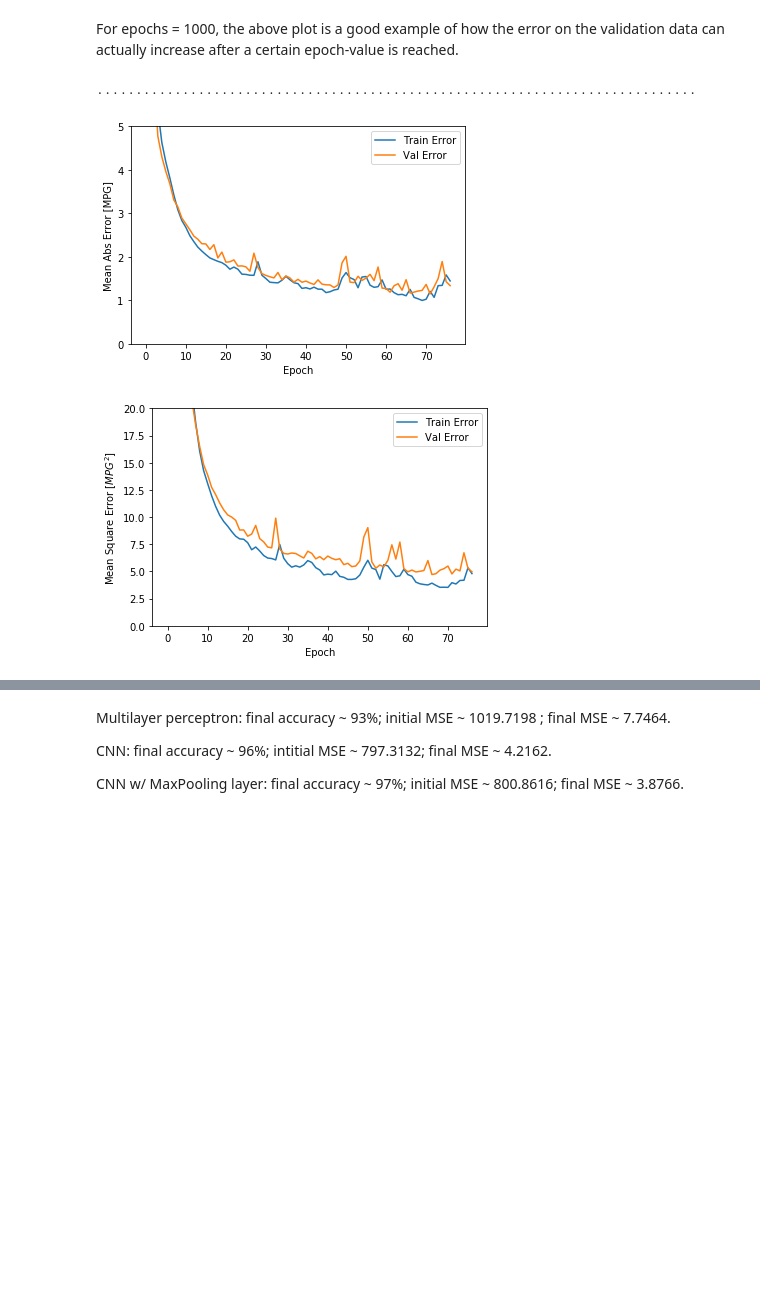
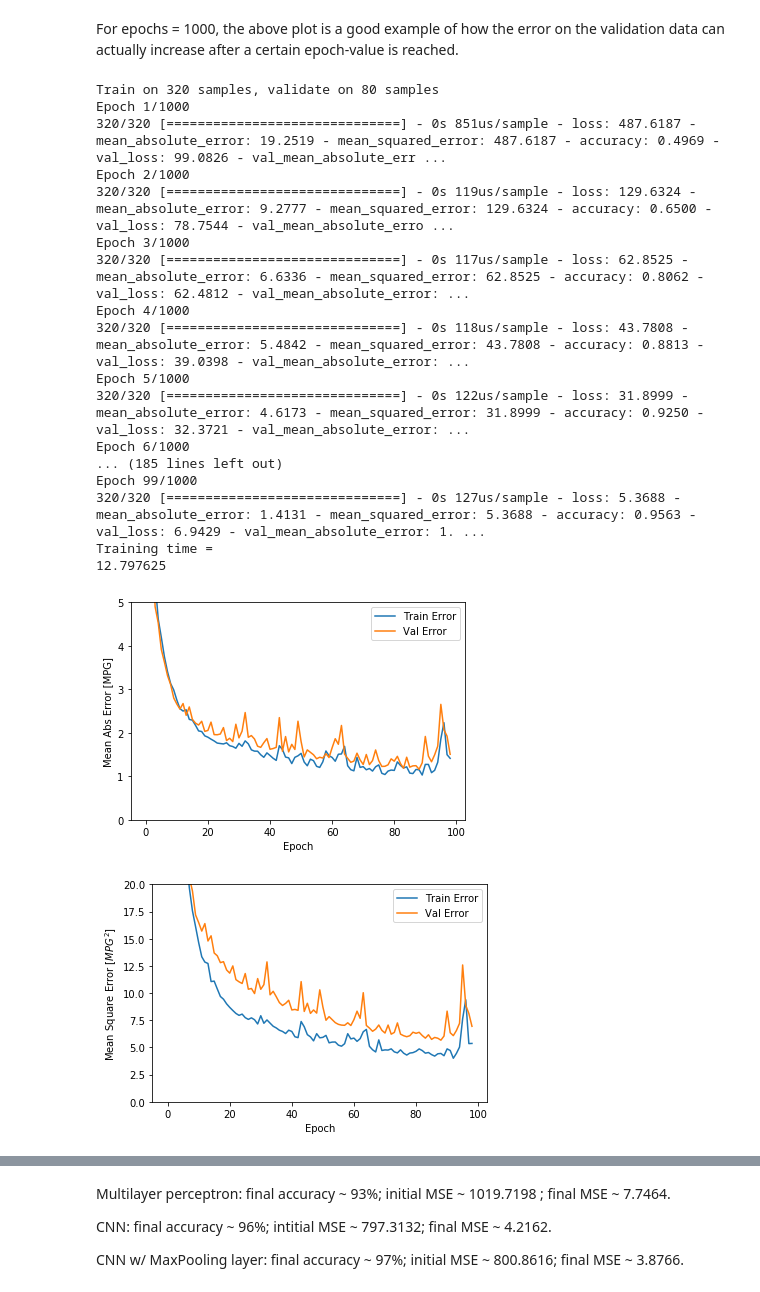
Before and after one commit to mdmorris/CNNsimple, a Jupyter notebook: CNN.ipynb, the cells around one changed output, grey strips where cells are left out. Cells and saved outputs as stored; diff of their text form; code cells hidden in the pictures; blank space fills up the shorter version.

```diff
--- a/CNN.ipynb
+++ b/CNN.ipynb
@@ -251,7 +237,8 @@ To use CNN, uncomment "circleData = circleData.reshape(n_data, grid, grid, 1)"
 # %%
-#circleData = circleData.reshape(n_data, grid, grid, 1)
-split = int(0.8*len(circleData))
-train_data_rad = circleData[:split]
+radData = circleData#.reshape(n_data, grid, grid, 1)
+split = int(0.8*len(radData))
+train_data_rad = radData[:split]
+print(train_data_rad.shape)
 train_labels_rad = radiiLabels[:split]
-test_data_rad = circleData[split:]
+test_data_rad = radData[split:]
 test_labels_rad = radiiLabels[split:]
@@ -299,16 +295,12 @@ array([[-0.4709178 , -0.48093927],
 # %%
-class PrintDot(keras.callbacks.Callback):
-  def on_epoch_end(self, epoch, logs):
-    if epoch % 100 == 0:
-        print('')
-    print('.', end='')
-
 EPOCHS = 100
-
+toc = time.clock()
 history = model_rad.fit(
   train_data_rad, train_labels_rad,
   epochs=EPOCHS, validation_split = 0.2, verbose = 0,
   callbacks=[PrintDot()])
-
+tic = time.clock()
+print('Training time = ')
+print(tic-toc)
 plot_history(history)
 # %% [output]
@@ -318,17 +311,38 @@ plot_history(history)
 # %% [markdown]
 For epochs = 1000, the above plot is a good example of how the error on the validation data can actually increase after a certain epoch-value is reached.
 # %%
-model = build_model_rad()
-
+model_rad = build_model_rad()
+EPOCHS = 1000
 # The patience parameter is the amount of epochs to check for improvement
 early_stop = keras.callbacks.EarlyStopping(monitor='val_loss', patience=10)
 
-history = model.fit(train_data_rad, train_labels_rad, epochs=EPOCHS,
-                    validation_split = 0.2, verbose=0, callbacks=[early_stop, PrintDot()])
+toc = time.clock()
 
+history = model_rad.fit(train_data_rad, train_labels_rad, epochs=EPOCHS,
+                    validation_split = 0.2, verbose=1, callbacks=[early_stop, PrintDot()])
+tic = time.clock()
+
+print('Training time = ')
+print(tic-toc)
 plot_history(history)
 # %% [output]
-.............................................................................
+Train on 320 samples, validate on 80 samples
+Epoch 1/1000
+320/320 [==============================] - 0s 851us/sample - loss: 487.6187 - mean_absolute_error: 19.2519 - mean_squared_error: 487.6187 - accuracy: 0.4969 - val_loss: 99.0826 - val_mean_absolute_err ...
+Epoch 2/1000
+320/320 [==============================] - 0s 119us/sample - loss: 129.6324 - mean_absolute_error: 9.2777 - mean_squared_error: 129.6324 - accuracy: 0.6500 - val_loss: 78.7544 - val_mean_absolute_erro ...
+Epoch 3/1000
+320/320 [==============================] - 0s 117us/sample - loss: 62.8525 - mean_absolute_error: 6.6336 - mean_squared_error: 62.8525 - accuracy: 0.8062 - val_loss: 62.4812 - val_mean_absolute_error: ...
+Epoch 4/1000
+320/320 [==============================] - 0s 118us/sample - loss: 43.7808 - mean_absolute_error: 5.4842 - mean_squared_error: 43.7808 - accuracy: 0.8813 - val_loss: 39.0398 - val_mean_absolute_error: ...
+Epoch 5/1000
+320/320 [==============================] - 0s 122us/sample - loss: 31.8999 - mean_absolute_error: 4.6173 - mean_squared_error: 31.8999 - accuracy: 0.9250 - val_loss: 32.3721 - val_mean_absolute_error: ...
+Epoch 6/1000
+... (185 lines left out)
+Epoch 99/1000
+320/320 [==============================] - 0s 127us/sample - loss: 5.3688 - mean_absolute_error: 1.4131 - mean_squared_error: 5.3688 - accuracy: 0.9563 - val_loss: 6.9429 - val_mean_absolute_error: 1. ...
+Training time =
+12.797625
-[figure, old version]
+[figure, new version]
-[figure, old version]
+[figure, new version]
 # %%
```
Also changed, not shown: parts of 18 cells of this notebook.
